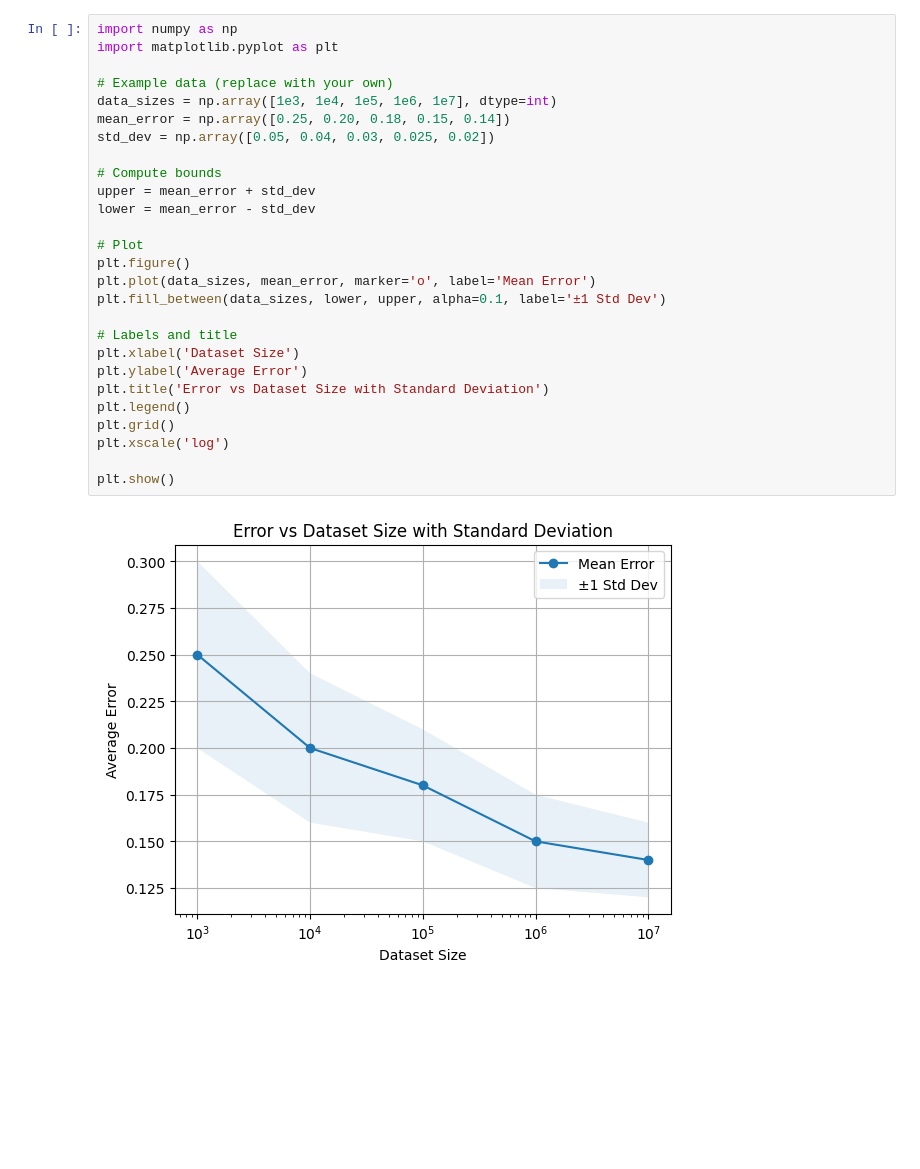
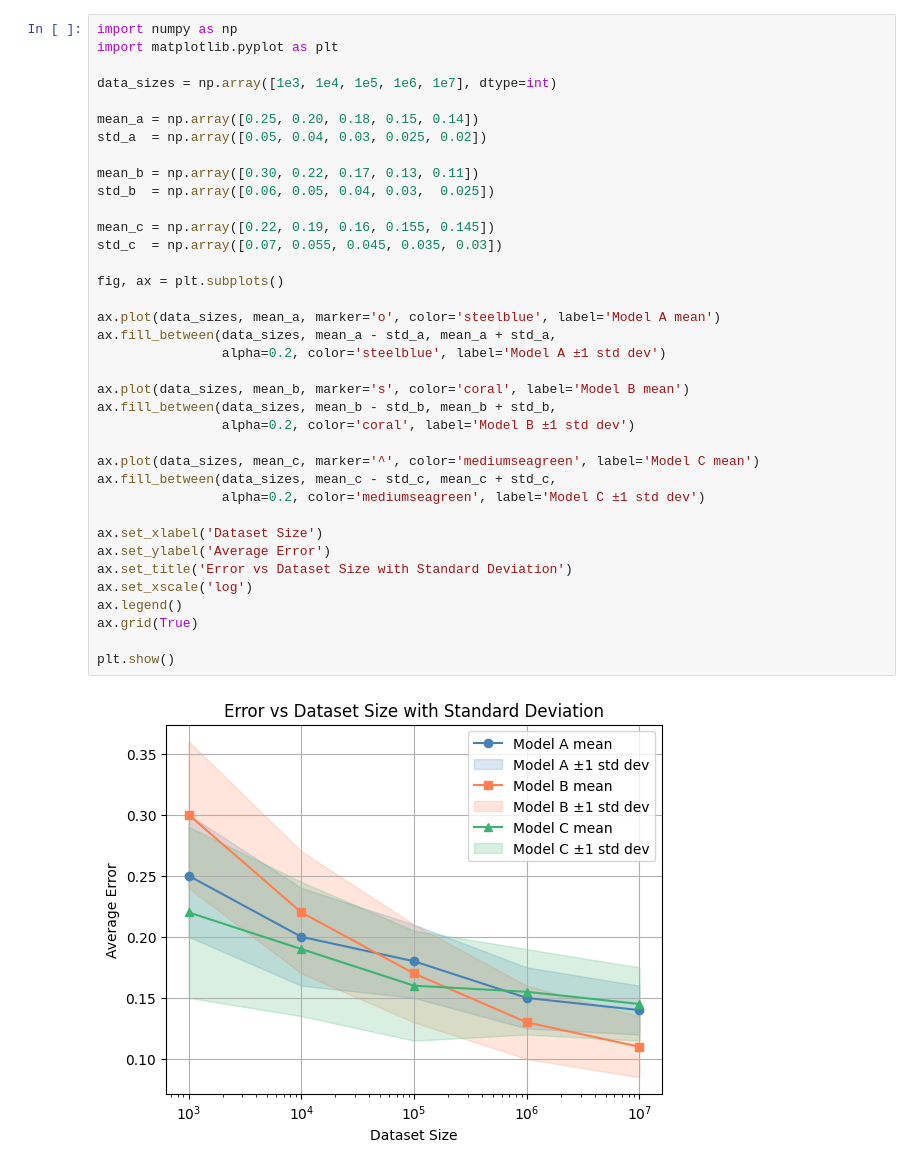
Before and after one commit to zhemepatis/VU-8-THESIS-CODE, a Jupyter notebook: sandbox/plots.ipynb, the cells around one changed output. Cells and saved outputs as stored; diff of their text form; blank space fills up the shorter version.

Commit message:
some scuffed graph generation

```diff
--- a/sandbox/plots.ipynb
+++ b/sandbox/plots.ipynb
@@ -1,29 +1,39 @@
 # %%
 import numpy as np
 import matplotlib.pyplot as plt
 
-# Example data (replace with your own)
 data_sizes = np.array([1e3, 1e4, 1e5, 1e6, 1e7], dtype=int)
-mean_error = np.array([0.25, 0.20, 0.18, 0.15, 0.14])
-std_dev = np.array([0.05, 0.04, 0.03, 0.025, 0.02])
 
-# Compute bounds
-upper = mean_error + std_dev
-lower = mean_error - std_dev
+mean_a = np.array([0.25, 0.20, 0.18, 0.15, 0.14])
+std_a  = np.array([0.05, 0.04, 0.03, 0.025, 0.02])
 
-# Plot
-plt.figure()
-plt.plot(data_sizes, mean_error, marker='o', label='Mean Error')
-plt.fill_between(data_sizes, lower, upper, alpha=0.1, label='±1 Std Dev')
+mean_b = np.array([0.30, 0.22, 0.17, 0.13, 0.11])
+std_b  = np.array([0.06, 0.05, 0.04, 0.03,  0.025])
 
-# Labels and title
-plt.xlabel('Dataset Size')
-plt.ylabel('Average Error')
-plt.title('Error vs Dataset Size with Standard Deviation')
-plt.legend()
-plt.grid()
-plt.xscale('log')
+mean_c = np.array([0.22, 0.19, 0.16, 0.155, 0.145])
+std_c  = np.array([0.07, 0.055, 0.045, 0.035, 0.03])
+
+fig, ax = plt.subplots()
+
+ax.plot(data_sizes, mean_a, marker='o', color='steelblue', label='Model A mean')
+ax.fill_between(data_sizes, mean_a - std_a, mean_a + std_a,
+                alpha=0.2, color='steelblue', label='Model A ±1 std dev')
+
+ax.plot(data_sizes, mean_b, marker='s', color='coral', label='Model B mean')
+ax.fill_between(data_sizes, mean_b - std_b, mean_b + std_b,
+                alpha=0.2, color='coral', label='Model B ±1 std dev')
+
+ax.plot(data_sizes, mean_c, marker='^', color='mediumseagreen', label='Model C mean')
+ax.fill_between(data_sizes, mean_c - std_c, mean_c + std_c,
+                alpha=0.2, color='mediumseagreen', label='Model C ±1 std dev')
+
+ax.set_xlabel('Dataset Size')
+ax.set_ylabel('Average Error')
+ax.set_title('Error vs Dataset Size with Standard Deviation')
+ax.set_xscale('log')
+ax.legend()
+ax.grid(True)
 
 plt.show()
 # %% [output]
-[figure, old version]
+[figure, new version]
```
Also changed, not shown: parts of 2 cells of this notebook, 1 other file.
